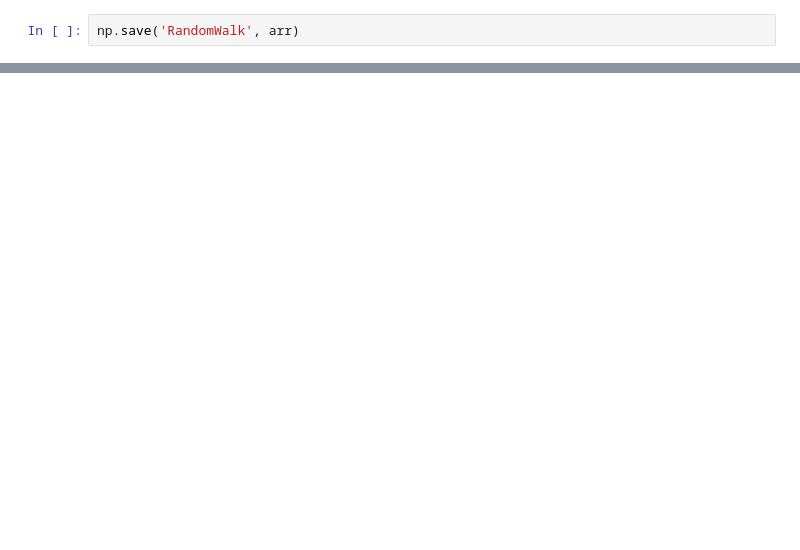
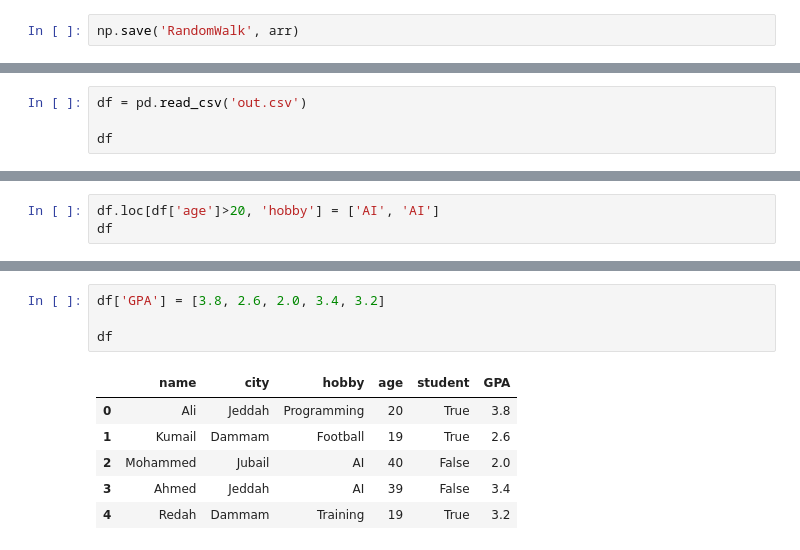
Before and after one commit to Kumail00Alawa/KAUST_AI_WEEK, a Jupyter notebook: secondday.ipynb, the cells around one changed output, grey strips where cells are left out. Saved outputs shown, nothing was run; the diff lists cells and outputs as text; blank space fills up the shorter version.

```diff
--- a/secondday.ipynb
+++ b/secondday.ipynb
@@ -399,0 +430,4 @@ array([ 0,  1,  2, ..., 14, 15, 16])
+# %%
+df = pd.read_csv('out.csv')
+
+df
@@ -399,0 +447,3 @@ array([ 0,  1,  2, ..., 14, 15, 16])
+# %%
+df.loc[df['age']>20, 'hobby'] = ['AI', 'AI']
+df
@@ -399,0 +457,11 @@ array([ 0,  1,  2, ..., 14, 15, 16])
+# %%
+df['GPA'] = [3.8, 2.6, 2.0, 3.4, 3.2]
+
+df
+# %% [output]
+|  | name | city | hobby | age | student | GPA |
+| 0 | Ali | Jeddah | Programming | 20 | True | 3.8 |
+| 1 | Kumail | Dammam | Football | 19 | True | 2.6 |
+| 2 | Mohammed | Jubail | AI | 40 | False | 2.0 |
+| 3 | Ahmed | Jeddah | AI | 39 | False | 3.4 |
+| 4 | Redah | Dammam | Training | 19 | True | 3.2 |
```
Also changed, not shown: parts of 17 cells of this notebook.
